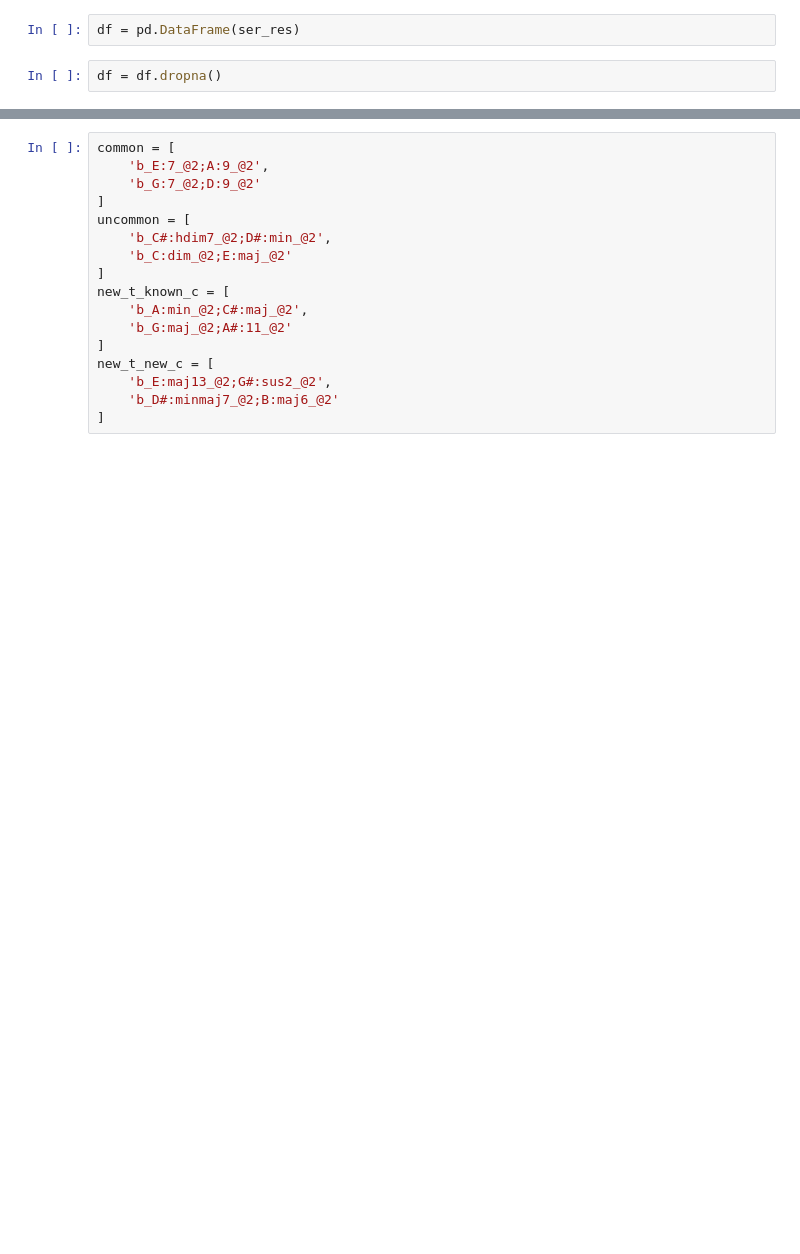
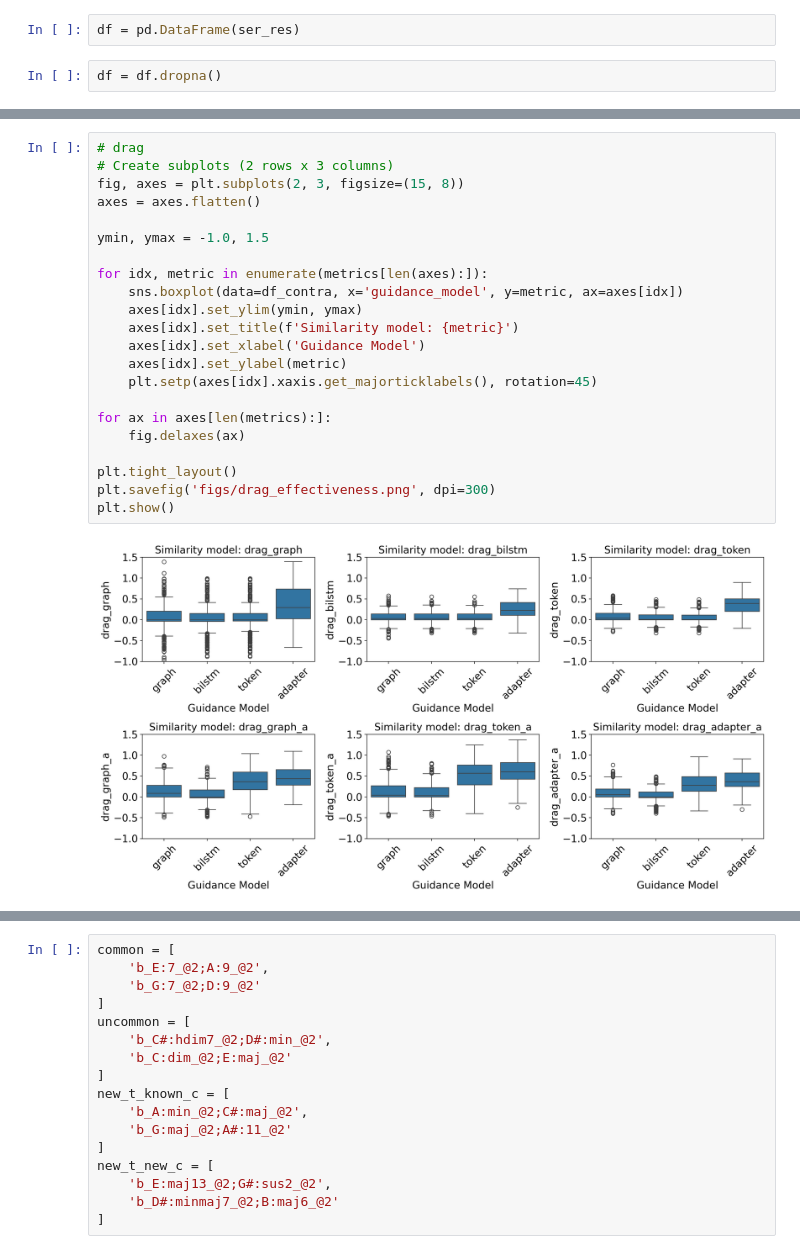
Before and after one commit to maximoskp/GraphMelHarm, a Jupyter notebook: results_analysis.ipynb, the cells around one changed output, grey strips where cells are left out. Drawn from its saved outputs; the diff is of its cells as text; blank space fills up the shorter version.

```diff
--- a/results_analysis.ipynb
+++ b/results_analysis.ipynb
@@ -85,3 +115,27 @@ plt.show()
+# %%
+# drag
+# Create subplots (2 rows x 3 columns)
+fig, axes = plt.subplots(2, 3, figsize=(15, 8))
+axes = axes.flatten()
+
+ymin, ymax = -1.0, 1.5
+
+for idx, metric in enumerate(metrics[len(axes):]):
+    sns.boxplot(data=df_contra, x='guidance_model', y=metric, ax=axes[idx])
+    axes[idx].set_ylim(ymin, ymax)
+    axes[idx].set_title(f'Similarity model: {metric}')
+    axes[idx].set_xlabel('Guidance Model')
+    axes[idx].set_ylabel(metric)
+    plt.setp(axes[idx].xaxis.get_majorticklabels(), rotation=45)
+
+for ax in axes[len(metrics):]:
+    fig.delaxes(ax)
+
+plt.tight_layout()
+plt.savefig('figs/drag_effectiveness.png', dpi=300)
+plt.show()
+# %% [output]
+[figure, added]
 # %%
 from scipy import stats
 
```
Also changed, not shown: parts of 24 cells of this notebook, 10 other files.
